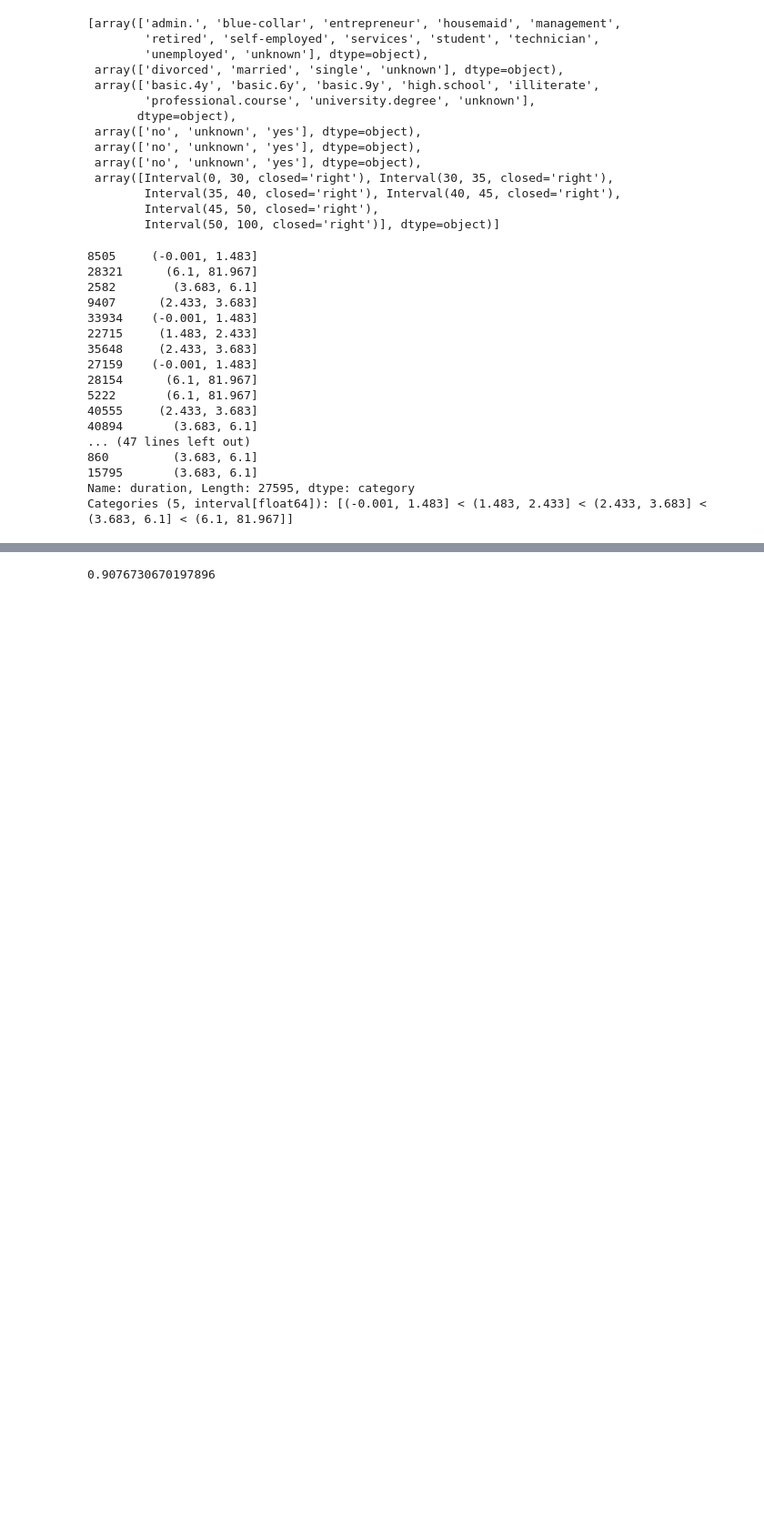
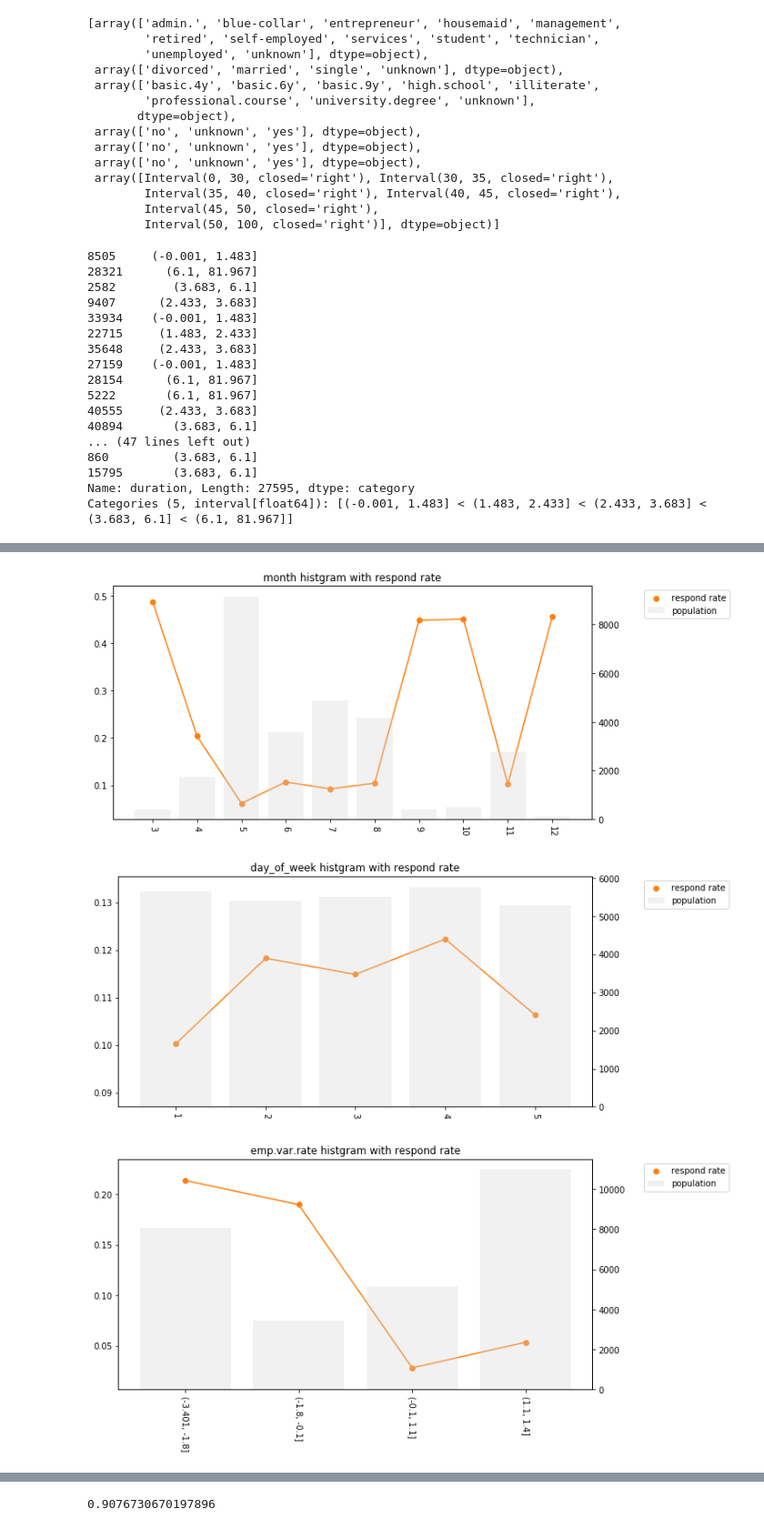
Before and after one commit to jackie-sun7/Bank-Market-Strategy, a Jupyter notebook: EDA.ipynb, the cells around one changed output, grey strips where cells are left out. Shown at 91% size. Drawn from its saved outputs; the diff is of its cells as text; code cells hidden in the pictures; blank space fills up the shorter version.

```diff
--- a/EDA.ipynb
+++ b/EDA.ipynb
@@ -145,0 +168,43 @@ X_train_contact['duration'] = pd.cut(X_train['duration']/60,bins=(-1, 1.5, 2.5,
+# %%
+week_dict = {
+    'mon': 1,
+    'tue': 2,
+    'wed': 3,
+    'thu': 4,
+    'fri': 5,
+}
+month_dict = {
+    'jan': 1,
+    'feb': 2,
+    'mar': 3,
+    'apr': 4,
+    'may': 5,
+    'jun': 6,
+    'jul': 7,
+    'aug': 8,
+    'sep': 9,
+    'oct': 10,
+    'nov': 11,
+    'dec': 12,
+}
+# %%
+X_train_time=pd.DataFrame()
+X_train_time['month'] = X_train['month'].apply(lambda x: month_dict.get(x)).astype('int')
+#use this
+X_train_time['day_of_week'] = X_train['day_of_week'].apply(lambda x: week_dict.get(x)).astype('int')
+X_train_time['emp.var.rate'] = pd.qcut(X_train['emp.var.rate'], q=6, duplicates='drop')
+#use this
+X_train_time['cons.price.idx'] = pd.qcut(X_train['cons.price.idx'], q=6)
+X_train_time['cons.conf.idx'] = pd.qcut(X_train['cons.conf.idx']*-1, q=6)
+X_train_time['euribor3m'] = pd.qcut(X_train['euribor3m'], q=6, duplicates='drop')
+X_train_time['nr.employed'] = pd.qcut(X_train['nr.employed'], q=6, duplicates='drop')
+# %%
+df_train_time = pd.concat([X_train_time, y_train], axis=1)
+time_respond_dict = get_respond_dict(df_train_time)
+# %%
+for col in X_train_time.columns:
+    plot_bar(col, time_respond_dict)
+# %% [output]
+[figure, added]
+[figure, added]
+[figure, added]
```
Also changed, not shown: parts of 20 cells of this notebook, 10 other files.
